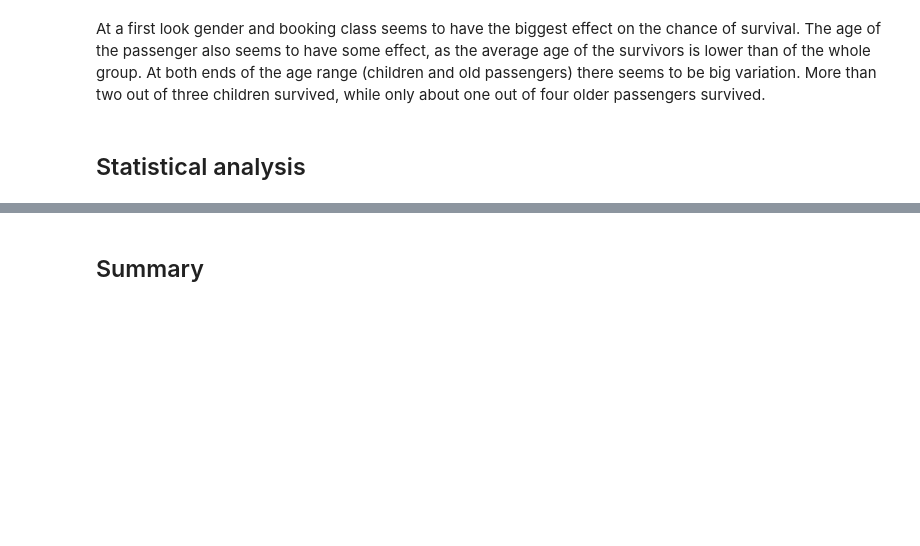
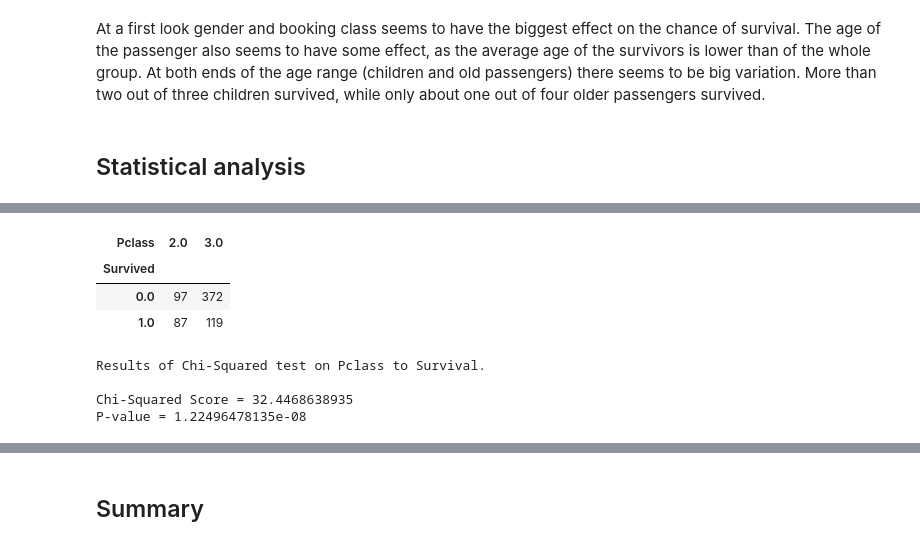
Before and after one commit to eliujulian/titanic, a Jupyter notebook: titanic.ipynb, the cells around one changed output, grey strips where cells are left out. Saved outputs shown, nothing was run; the diff lists cells and outputs as text; code cells hidden in the pictures; blank space fills up the shorter version.

```diff
--- a/titanic.ipynb
+++ b/titanic.ipynb
@@ -1017,0 +833,15 @@ CI: 0.27 to 0.33
+# %%
+df_lower = df.where(df['Pclass'] != 1).dropna(subset=['Pclass'])
+pd.pivot_table(data = df_lower[['Survived', 'Pclass']], index = 'Survived', columns = ['Pclass'], aggfunc = len)
+# %% [output]
+| Pclass | 2.0 | 3.0 |
+| Survived |  |  |
+| 0.0 | 97 | 372 |
+| 1.0 | 87 | 119 |
+# %%
+chi2_test(df_lower, 'Pclass')
+# %% [output]
+Results of Chi-Squared test on Pclass to Survival.
+
+Chi-Squared Score = 32.4468638935
+P-value = 1.22496478135e-08
```
Also changed, not shown: parts of 46 cells of this notebook, 1 other file.
